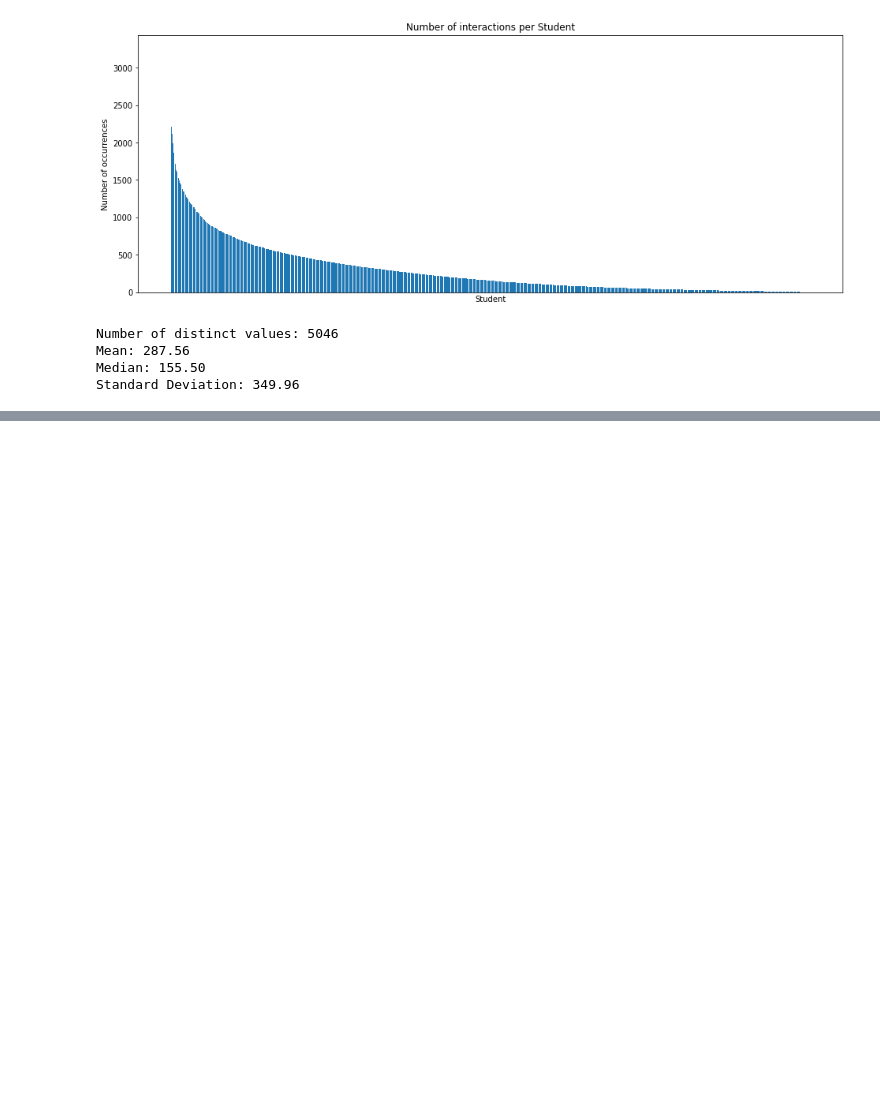
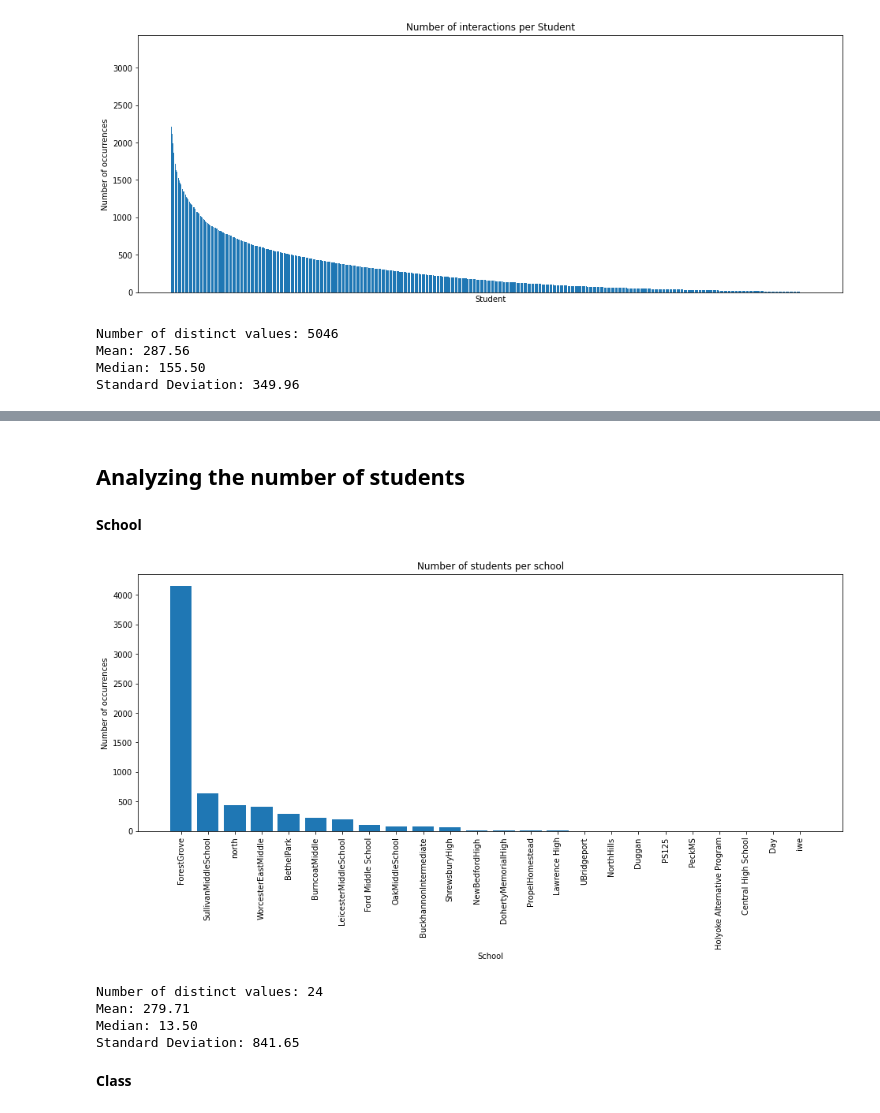
Before and after one commit to boa50/intelligent-tutoring-analysis, a Jupyter notebook: Analysis.ipynb, the cells around one changed output, grey strips where cells are left out. Saved outputs shown, nothing was run; the diff lists cells and outputs as text; code cells hidden in the pictures; blank space fills up the shorter version.

```diff
--- a/Analysis.ipynb
+++ b/Analysis.ipynb
@@ -295,3 +314,14 @@ Total of different values between columns: 212393
+# %%
+### Based on https://stackoverflow.com/questions/44111425/cannot-use-fillna-when-a-condition-is-introduced
+
+### This step could take a while
+group_columns = ['Session Id', 'Problem Name', 'Step Name']
+
+### Filling the next value based on the grouping
+df_cleaned['Last Help Level'] = df_cleaned.groupby(group_columns)['Help Level'].apply(lambda x: x.fillna(method='ffill'))
+
+### Filling the initial value
+df_cleaned['Last Help Level'] = df_cleaned['Last Help Level'].fillna(0)
 # %% [markdown]
 # Data analysis
 # %%
@@ -386,0 +425,21 @@ Standard Deviation: 349.96
+# %% [markdown]
+## Analyzing the number of students
+# %% [markdown]
+**School**
+# %%
+# Based on https://www.kite.com/python/answers/how-to-count-unique-values-in-a-pandas-dataframe-group-in-python
+grouped_df = df_cleaned[['Anon Student Id', 'School']].groupby('School')
+grouped_df = grouped_df.agg({'Anon Student Id': 'nunique'}).reset_index()
+# %%
+data = pd.Series(grouped_df['Anon Student Id'].tolist(), index=grouped_df['School']).sort_values(ascending=False)
+plot_bar(data, title='Number of students per school', xlabel='School')
+
+print_statistics(data)
+# %% [output]
+[figure, added]
+Number of distinct values: 24
+Mean: 279.71
+Median: 13.50
+Standard Deviation: 841.65
+# %% [markdown]
+**Class**
```
Also changed, not shown: parts of 19 cells of this notebook.
